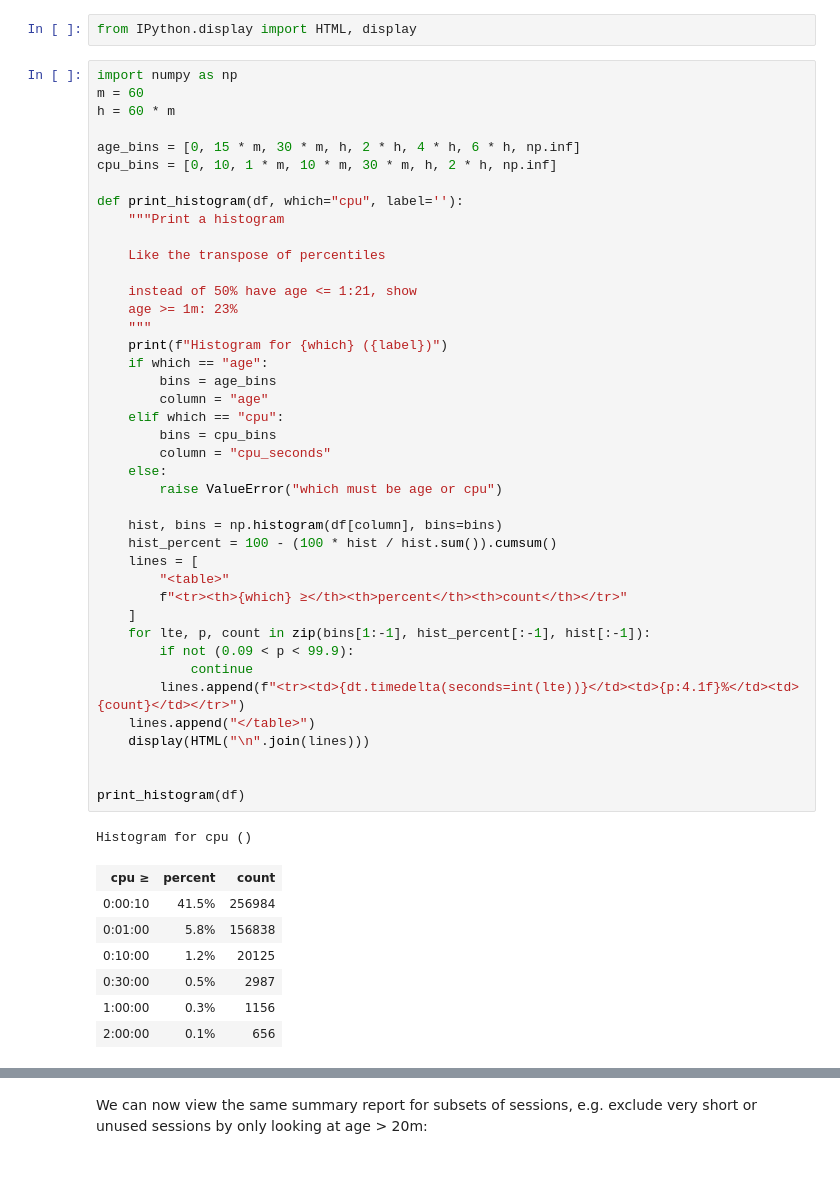
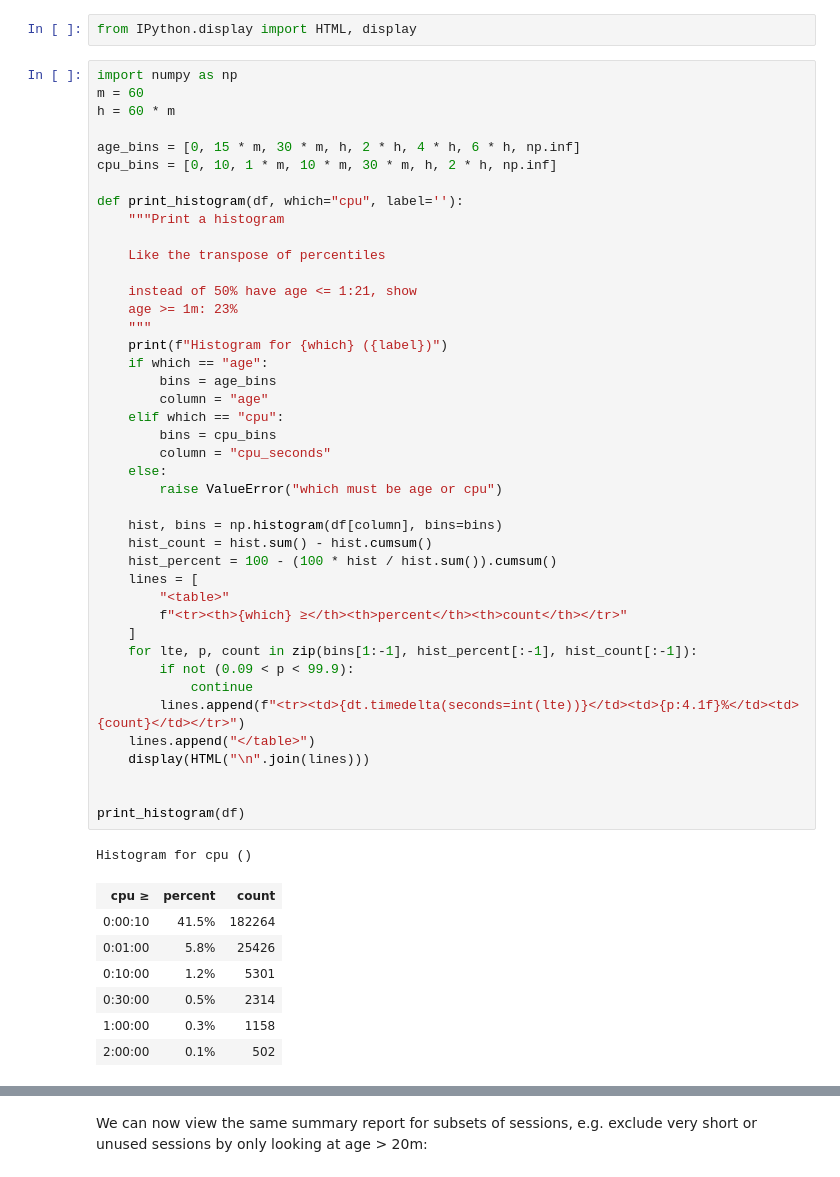
Before and after one commit to minrk/binder-cpu-data, a Jupyter notebook: usage.ipynb, the cells around one changed output, grey strips where cells are left out. Drawn from its saved outputs; the diff is of its cells as text.

Commit message:
fix counts, add busy+long

```diff
--- a/usage.ipynb
+++ b/usage.ipynb
@@ -294,40 +294,41 @@ def print_histogram(df, which="cpu", label=''):
     instead of 50% have age <= 1:21, show
     age >= 1m: 23%
     """
     print(f"Histogram for {which} ({label})")
     if which == "age":
         bins = age_bins
         column = "age"
     elif which == "cpu":
         bins = cpu_bins
         column = "cpu_seconds"
     else:
         raise ValueError("which must be age or cpu")
 
     hist, bins = np.histogram(df[column], bins=bins)
+    hist_count = hist.sum() - hist.cumsum()
     hist_percent = 100 - (100 * hist / hist.sum()).cumsum()
     lines = [
         "<table>"
         f"<tr><th>{which} ≥</th><th>percent</th><th>count</th></tr>"
     ]
-    for lte, p, count in zip(bins[1:-1], hist_percent[:-1], hist[:-1]):
+    for lte, p, count in zip(bins[1:-1], hist_percent[:-1], hist_count[:-1]):
         if not (0.09 < p < 99.9):
             continue
         lines.append(f"<tr><td>{dt.timedelta(seconds=int(lte))}</td><td>{p:4.1f}%</td><td>{count}</td></tr>")
     lines.append("</table>")
     display(HTML("\n".join(lines)))
 
 
 print_histogram(df)
 # %% [output]
 Histogram for cpu ()
 | cpu ≥ | percent | count |
-| 0:00:10 | 41.5% | 256984 |
-| 0:01:00 | 5.8% | 156838 |
-| 0:10:00 | 1.2% | 20125 |
-| 0:30:00 | 0.5% | 2987 |
-| 1:00:00 | 0.3% | 1156 |
-| 2:00:00 | 0.1% | 656 |
+| 0:00:10 | 41.5% | 182264 |
+| 0:01:00 | 5.8% | 25426 |
+| 0:10:00 | 1.2% | 5301 |
+| 0:30:00 | 0.5% | 2314 |
+| 1:00:00 | 0.3% | 1158 |
+| 2:00:00 | 0.1% | 502 |
 # %%
 def fmt_timedelta(series):
     """Format a series of seconds as nice timedelta strings"""
```
Also changed, not shown: parts of 5 cells of this notebook.
